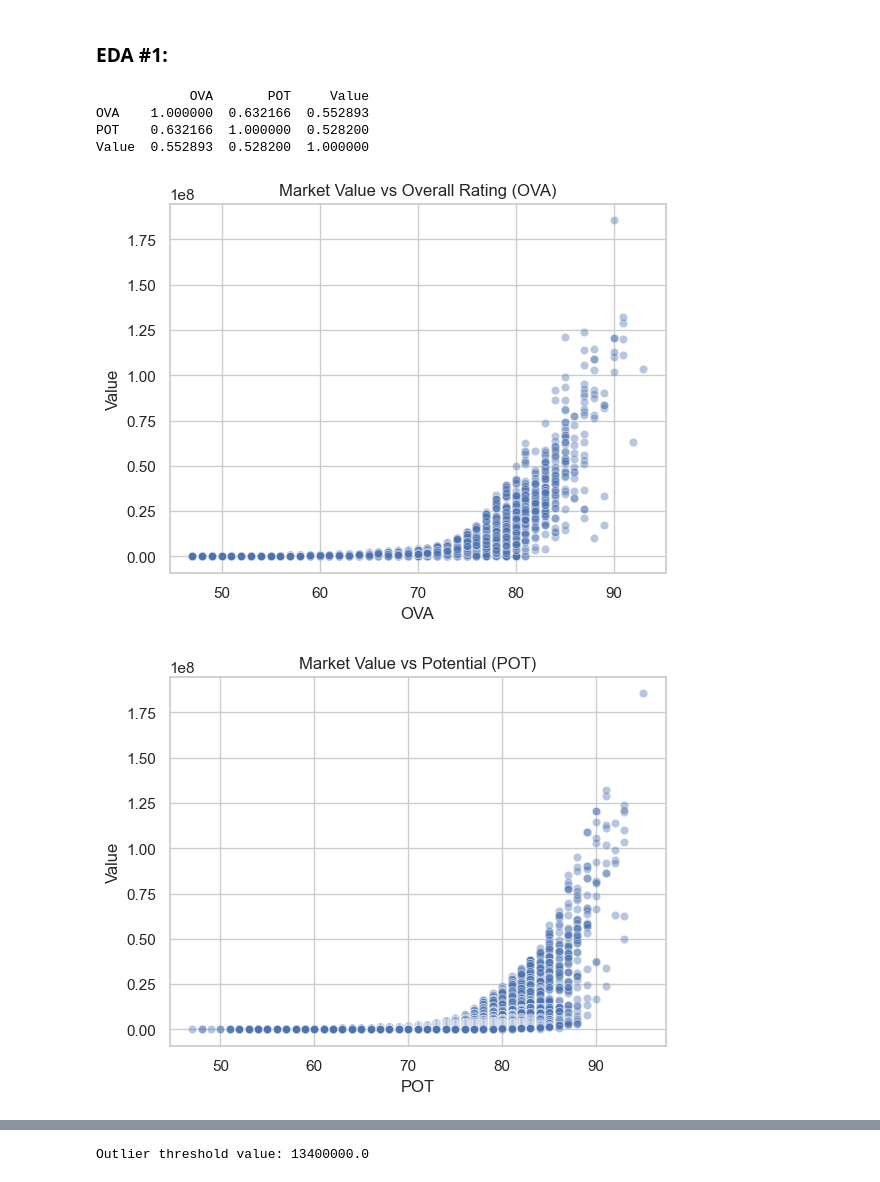
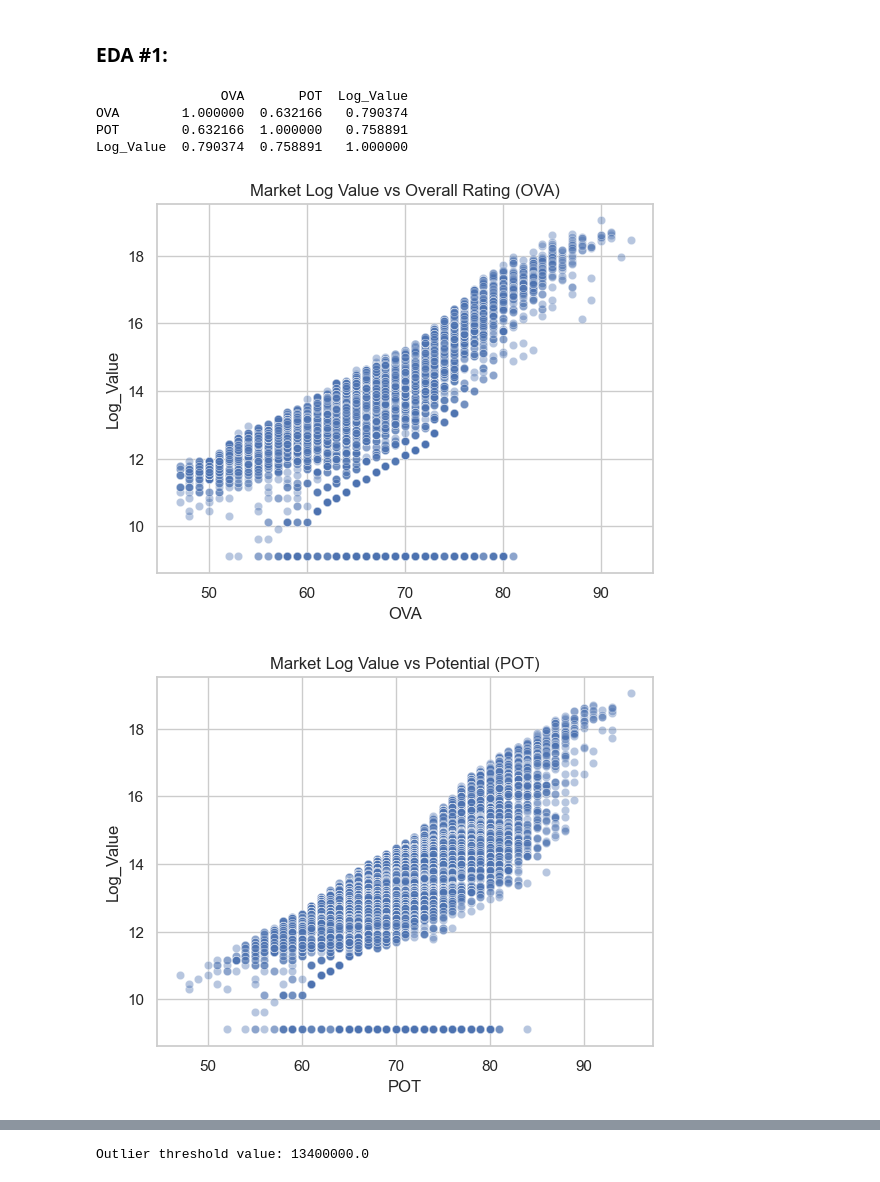
Before and after one commit to QAZYD/eda-repository, a Jupyter notebook: Untitled-1.ipynb, the cells around one changed output, grey strips where cells are left out. Drawn from its saved outputs; the diff is of its cells as text; code cells hidden in the pictures.

```diff
--- a/Untitled-1.ipynb
+++ b/Untitled-1.ipynb
@@ -578,8 +578,8 @@ plt.show()
 # %%
 import numpy as np
-df['Log_Wage'] = np.log1p(df['Wage'])  # log1p = log(x + 1) to avoid log(0)
+df['Log_Value'] = np.log1p(df['Value'])  # log1p = log(x + 1) to avoid log(0)
 
-sns.histplot(df['Log_Wage'], bins=50, kde=True)
-plt.title('Log-Scaled Wages')
+sns.histplot(df['Log_Value'], bins=50, kde=True)
+plt.title('Log-Scaled Value')
 plt.show()
 # %% [output]
@@ -588,12 +588,12 @@ plt.show()
 there are zero values which will get in the way of using log,  we will replace all zero values with lowest non zero wage
 # %%
 # Find the smallest non-zero wage
-min_wage = df[df['Wage'] > 0]['Wage'].min()
+min_wage = df[df['Value'] > 0]['Value'].min()
 
 # Replace all 0 wages with the minimum non-zero wage
-df['Wage'] = df['Wage'].replace(0, min_wage)
+df['Value'] = df['Value'].replace(0, min_wage)
 # %%
-df['Log_Wage'] = np.log(df['Wage'])
+df['Log_Value'] = np.log(df['Value'])
 # %%
 
 plt.figure(figsize=(8, 5))
@@ -650,39 +652,39 @@ df.head(10)
 ### EDA #1:
 # %%
 # Correlation matrix
-print(df[['OVA', 'POT', 'Value']].corr())
+print(df[['OVA', 'POT', 'Log_Value']].corr())
 
 # Scatter plot: OVA vs Value
-sns.scatterplot(data=df, x='OVA', y='Value', alpha=0.4)
-plt.title('Market Value vs Overall Rating (OVA)')
+sns.scatterplot(data=df, x='OVA', y='Log_Value', alpha=0.4)
+plt.title('Market Log Value vs Overall Rating (OVA)')
 plt.show()
 
 # Scatter plot: POT vs Value
-sns.scatterplot(data=df, x='POT', y='Value', alpha=0.4)
-plt.title('Market Value vs Potential (POT)')
+sns.scatterplot(data=df, x='POT', y='Log_Value', alpha=0.4)
+plt.title('Market Log Value vs Potential (POT)')
 plt.show()
 
 # Line plot: average Value by OVA
-df.groupby('OVA')['Value'].mean().plot(kind='line', title='Average Market Value by OVA')
+df.groupby('OVA')['Log_Value'].mean().plot(kind='line', title='Average Market Value by OVA')
 plt.ylabel('Average Value (€)')
 plt.show()
 
 # Line plot: average Value by POT
-df.groupby('POT')['Value'].mean().plot(kind='line', title='Average Market Value by POT')
+df.groupby('POT')['Log_Value'].mean().plot(kind='line', title='Average Market Value by POT')
 plt.ylabel('Average Value (€)')
 plt.show()
 
 df['OVA_Group'] = pd.cut(df['OVA'], bins=[40, 60, 70, 80, 85, 90, 95])
-df.groupby('OVA_Group')['Value'].describe()
+df.groupby('OVA_Group')['Log_Value'].describe()
 
-sns.boxplot(x='OVA_Group', y='Value', data=df)
+sns.boxplot(x='OVA_Group', y='Log_Value', data=df)
 plt.title('Market Value Distribution by OVA Group')
 plt.xticks(rotation=45)
 plt.show()
 # %% [output]
-            OVA       POT     Value
-OVA    1.000000  0.632166  0.552893
-POT    0.632166  1.000000  0.528200
-Value  0.552893  0.528200  1.000000
+                OVA       POT  Log_Value
+OVA        1.000000  0.632166   0.790374
+POT        0.632166  1.000000   0.758891
+Log_Value  0.790374  0.758891   1.000000
-[figure, old version]
+[figure, new version]
-[figure, old version]
+[figure, new version]
```
Also changed, not shown: parts of 5 cells of this notebook.
